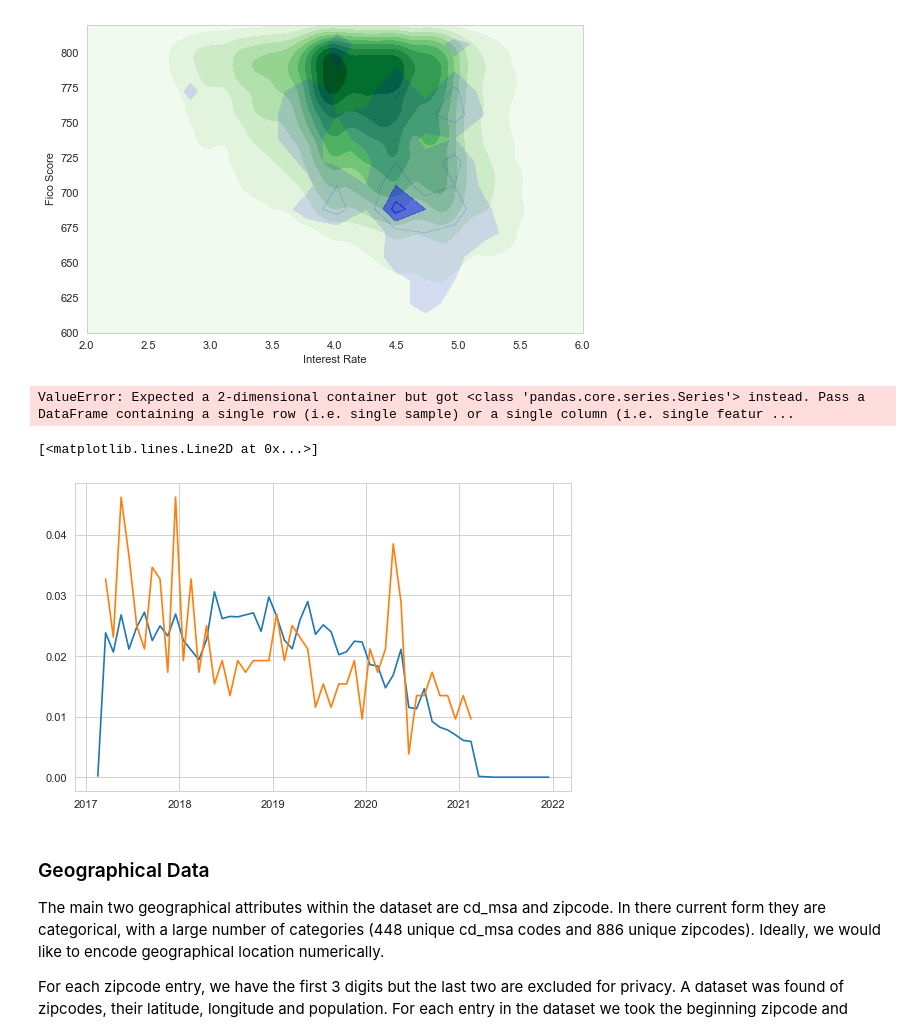
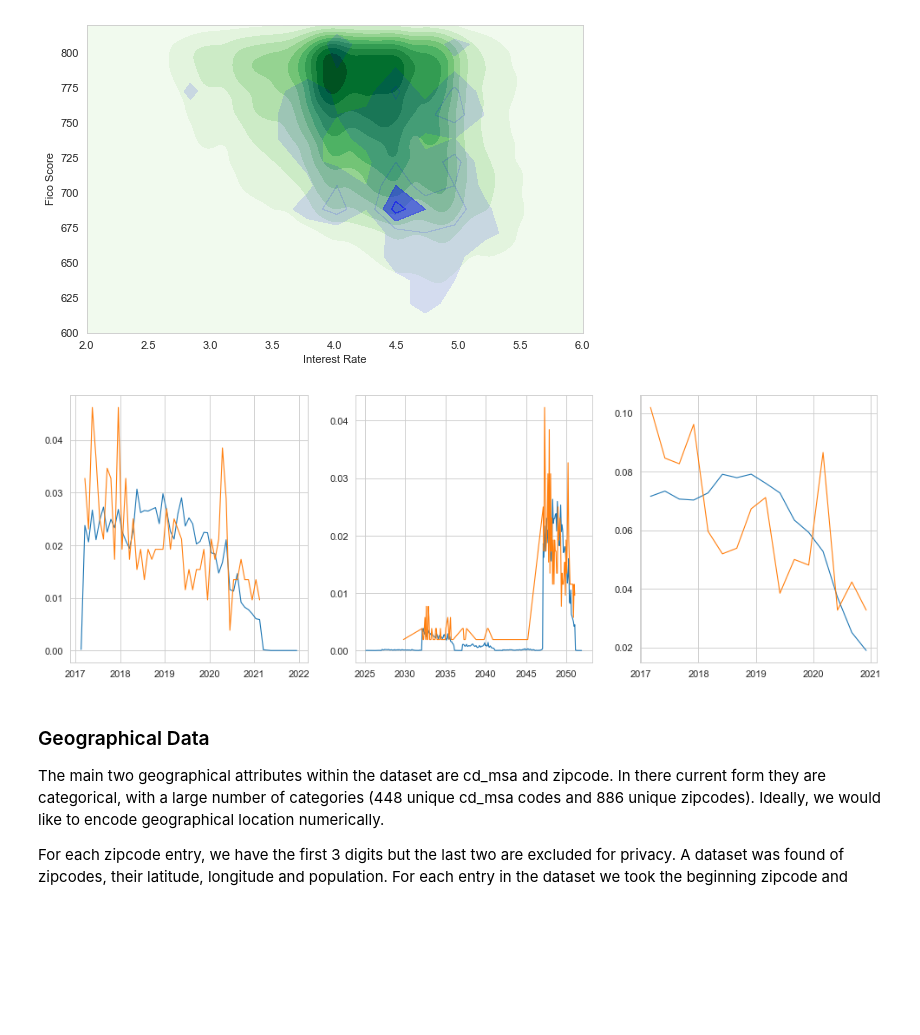
Before and after one commit to AsheRaymondBarker/MLPy2, a Jupyter notebook: project2final.ipynb, the cells around one changed output. Drawn from its saved outputs; the diff is of its cells as text; code cells hidden in the pictures; blank space fills up the shorter version.

```diff
--- a/project2final.ipynb
+++ b/project2final.ipynb
@@ -212,22 +212,22 @@ We check our assumptions for variables that would likely indicate someone to def
 plot_heatmap(df_train, "int_rt", "fico")
 # %% [output]
 [figure]
-# %%
-from sklearn.neighbors import KernelDensity
-
-vals = df_train["ltv"]
-kde = KernelDensity(kernel='gaussian', bandwidth=0.2).fit(vals)
-plt.plot(vals, kde.score(vals))
-# %% [output]
-ValueError: Expected a 2-dimensional container but got <class 'pandas.core.series.Series'> instead. Pass a DataFrame containing a single row (i.e. single sample) or a single column (i.e. single featur ...
 # %%
-dates_people_buy = np.unique(df_train["dt_first_pi"], return_counts=True)
-dates_people_buy_default = np.unique(df_train[df_train["loan_status"]==0]["dt_first_pi"], return_counts=True)
-plt.plot(dates_people_buy[0], dates_people_buy[1]/sum(dates_people_buy[1]))
-plt.plot(dates_people_buy_default[0], dates_people_buy_default[1]/sum(dates_people_buy_default[1]))
+
+default_df = df_train[df_train["loan_status"]==0]
+prepaid_df = df_train[df_train["loan_status"]==1]
+
+fig, ax = plt.subplots(1,3, figsize = (15,5))
+
+for i,var in enumerate(["dt_first_pi", "dt_matr", "dt_logged"]):
+    dates_people_buy = np.unique(prepaid_df[var], return_counts=True)
+    dates_people_buy_default = np.unique(default_df[var], return_counts=True)
+
+    ax[i].plot(dates_people_buy[0], dates_people_buy[1]/sum(dates_people_buy[1]),
+               linewidth=1)
+    ax[i].plot(dates_people_buy_default[0], dates_people_buy_default[1]/sum(dates_people_buy_default[1]), linewidth=1)
 # %% [output]
-[<matplotlib.lines.Line2D at 0x...>]
-[figure, old version]
+[figure, new version]
 # %% [markdown]
 ### Geographical Data
 
```
